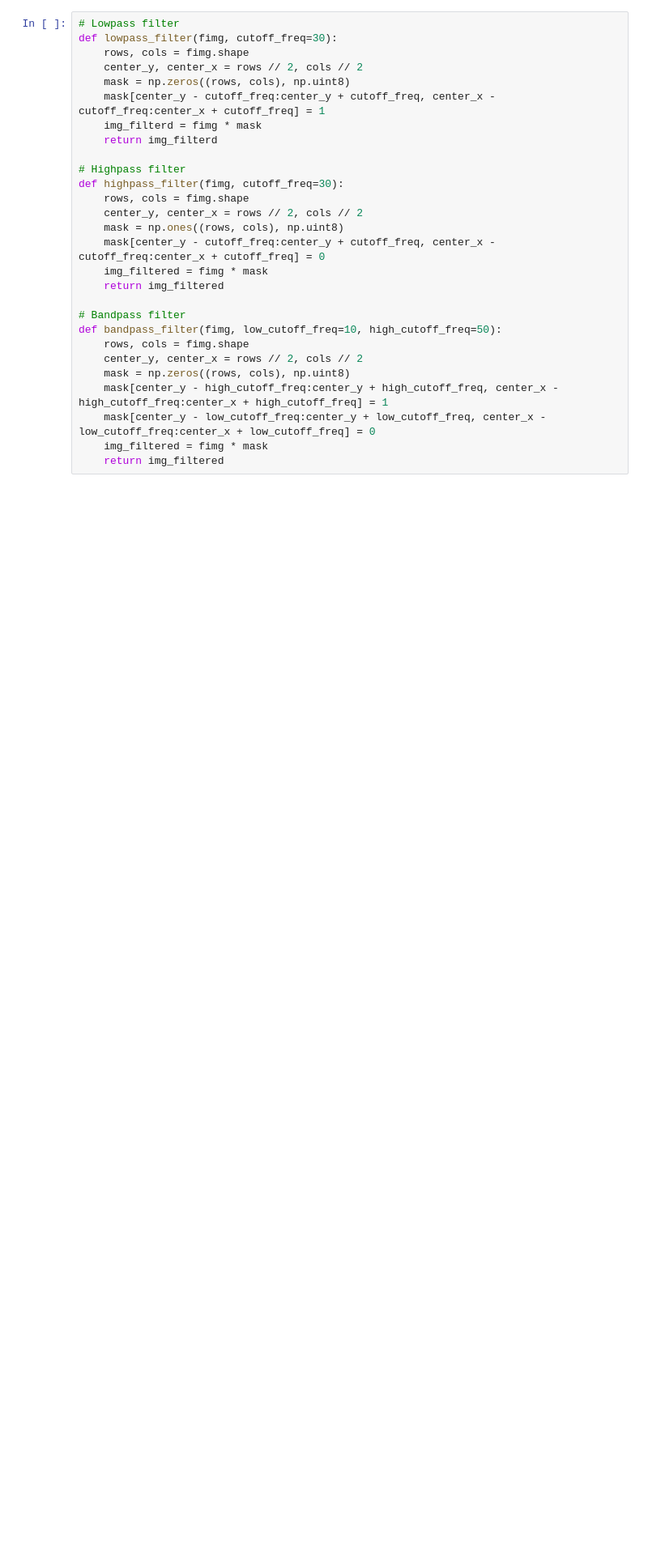
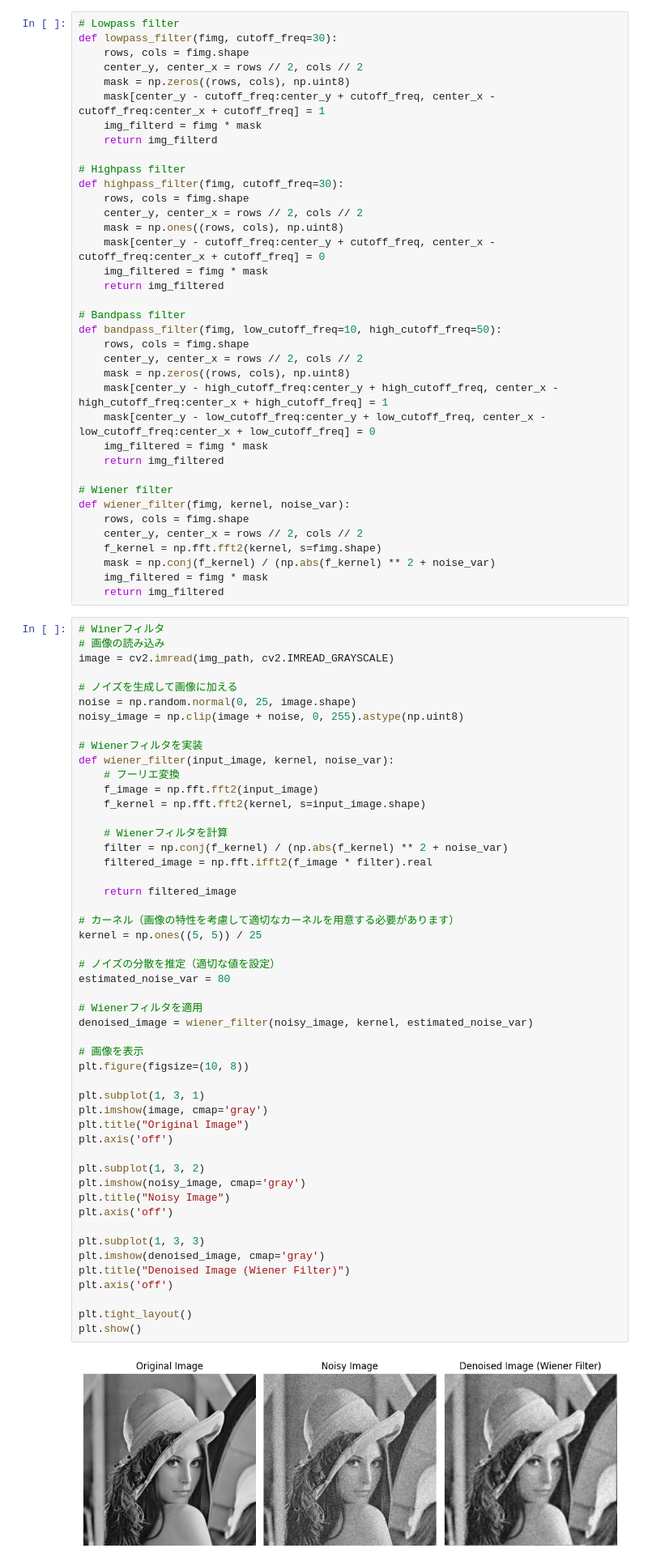
Before and after one commit to yumekasa5/Pyhton, a Jupyter notebook: jupyter/imageproc/fft.ipynb, the cells around one changed output. Shown: that part at 81% size. Saved outputs shown, nothing was run; the diff lists cells and outputs as text; blank space fills up the shorter version.

```diff
--- a/jupyter/imageproc/fft.ipynb
+++ b/jupyter/imageproc/fft.ipynb
@@ -64,6 +64,67 @@ def bandpass_filter(fimg, low_cutoff_freq=10, high_cutoff_freq=50):
     mask[center_y - low_cutoff_freq:center_y + low_cutoff_freq, center_x - low_cutoff_freq:center_x + low_cutoff_freq] = 0
     img_filtered = fimg * mask
     return img_filtered
+
+# Wiener filter
+def wiener_filter(fimg, kernel, noise_var):
+    rows, cols = fimg.shape
+    center_y, center_x = rows // 2, cols // 2
+    f_kernel = np.fft.fft2(kernel, s=fimg.shape)
+    mask = np.conj(f_kernel) / (np.abs(f_kernel) ** 2 + noise_var)
+    img_filtered = fimg * mask
+    return img_filtered
+# %%
+# Winerフィルタ
+# 画像の読み込み
+image = cv2.imread(img_path, cv2.IMREAD_GRAYSCALE)
+
+# ノイズを生成して画像に加える
+noise = np.random.normal(0, 25, image.shape)
+noisy_image = np.clip(image + noise, 0, 255).astype(np.uint8)
+
+# Wienerフィルタを実装
+def wiener_filter(input_image, kernel, noise_var):
+    # フーリエ変換
+    f_image = np.fft.fft2(input_image)
+    f_kernel = np.fft.fft2(kernel, s=input_image.shape)
+
+    # Wienerフィルタを計算
+    filter = np.conj(f_kernel) / (np.abs(f_kernel) ** 2 + noise_var)
+    filtered_image = np.fft.ifft2(f_image * filter).real
+
+    return filtered_image
+
+# カーネル（画像の特性を考慮して適切なカーネルを用意する必要があります）
+kernel = np.ones((5, 5)) / 25
+
+# ノイズの分散を推定（適切な値を設定）
+estimated_noise_var = 80
+
+# Wienerフィルタを適用
+denoised_image = wiener_filter(noisy_image, kernel, estimated_noise_var)
+
+# 画像を表示
+plt.figure(figsize=(10, 8))
+
+plt.subplot(1, 3, 1)
+plt.imshow(image, cmap='gray')
+plt.title("Original Image")
+plt.axis('off')
+
+plt.subplot(1, 3, 2)
+plt.imshow(noisy_image, cmap='gray')
+plt.title("Noisy Image")
+plt.axis('off')
+
+plt.subplot(1, 3, 3)
+plt.imshow(denoised_image, cmap='gray')
+plt.title("Denoised Image (Wiener Filter)")
+plt.axis('off')
+
+plt.tight_layout()
+plt.show()
+# %% [output]
+[figure, added]
 # %%
 f_xy = np.asarray(gray_img)
 f_uv = np.fft.fft2(f_xy)
```
Also changed, not shown: 1 other file.
